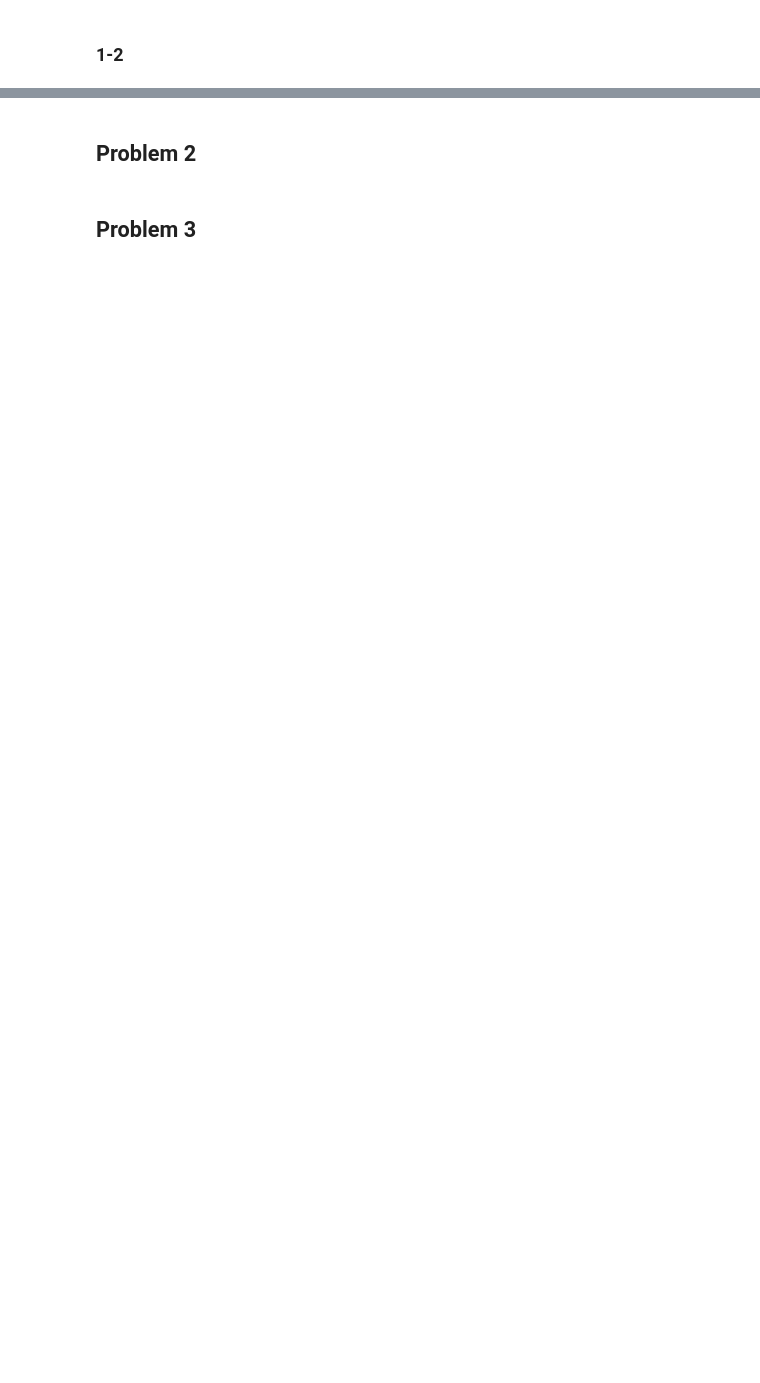
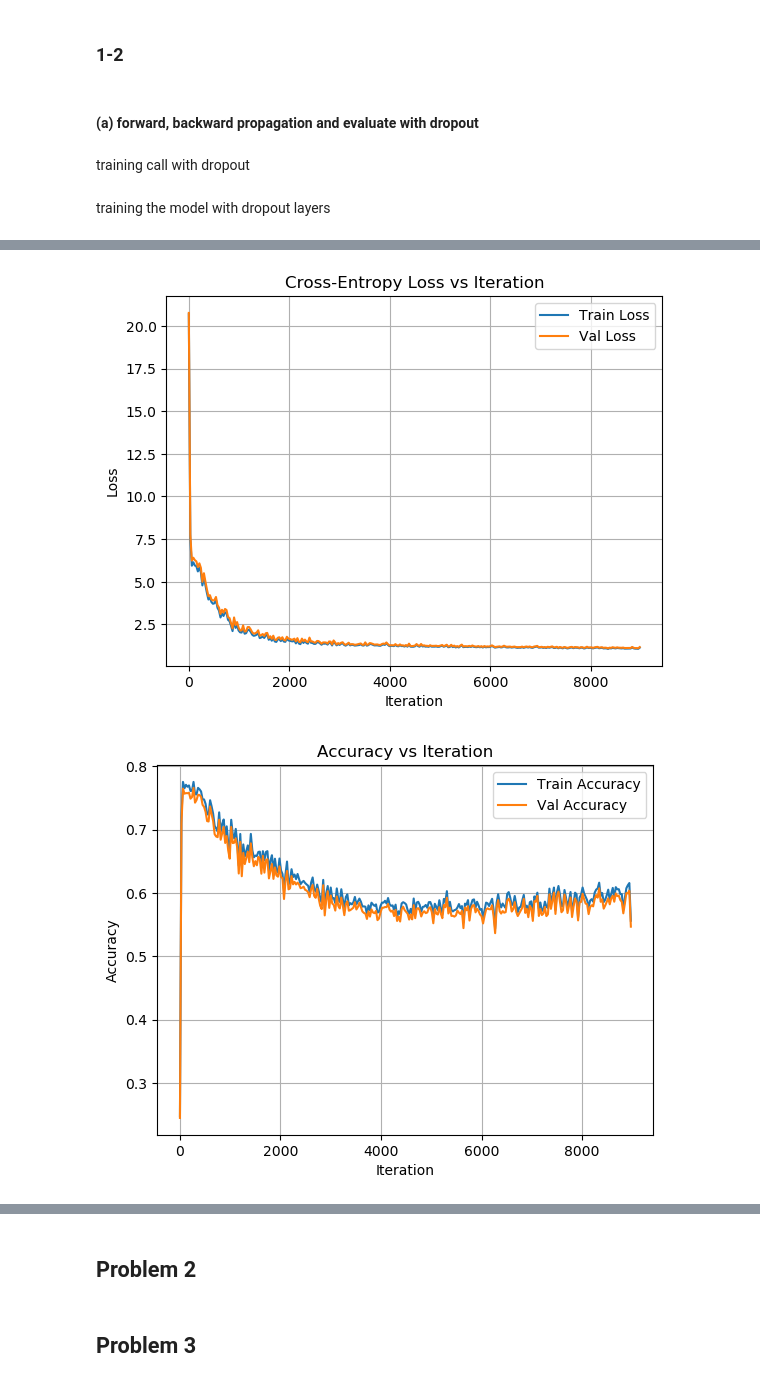
Before and after one commit to wilbur1240/dl-2025-spring, a Jupyter notebook: DL_HW1/hw1_110511177.ipynb, the cells around one changed output, grey strips where cells are left out. Cells and saved outputs as stored; diff of their text form; code cells hidden in the pictures; blank space fills up the shorter version.

```diff
--- a/DL_HW1/hw1_110511177.ipynb
+++ b/DL_HW1/hw1_110511177.ipynb
@@ -248,3 +253,5 @@ This behavior suggests that:
 - This is **undesirable**, as our objective is to reach the **global minimum** to ensure better generalization and performance.
 # %% [markdown]
 ### 1-2
+# %% [markdown]
+#### (a) forward, backward propagation and evaluate with dropout
@@ -250,0 +316,2 @@ This behavior suggests that:
+# %% [markdown]
+training call with dropout
@@ -250,0 +361,20 @@ This behavior suggests that:
+# %% [markdown]
+training the model with dropout layers
+# %%
+train_x = np.load('./fashion/train_x.npy') / 255.0
+train_y = np.load('./fashion/train_y.npy')
+test_x = np.load('./fashion/test_x.npy') / 255.0
+test_y = np.load('./fashion/test_y.npy')
+
+train_x = train_x.reshape(train_x.shape[0], -1)
+test_x = test_x.reshape(test_x.shape[0], -1)
+
+weights_data = np.load("weights.npy", allow_pickle=True).item()
+
+weights = [weights_data[f"w{i+1}"] for i in range(3)]
+biases  = [weights_data[f"b{i+1}"].reshape(1, -1) for i in range(3)]
+
+train_losses, test_losses, train_accs, test_accs = train_model(train_x, train_y, test_x, test_y, weights, biases)
+
+plot_learning_curves(train_losses, test_losses, train_accs, test_accs)
+# %% [output]
@@ -250,0 +398,2 @@ This behavior suggests that:
+[figure, added]
+[figure, added]
```
Also changed, not shown: parts of 18 cells of this notebook.
